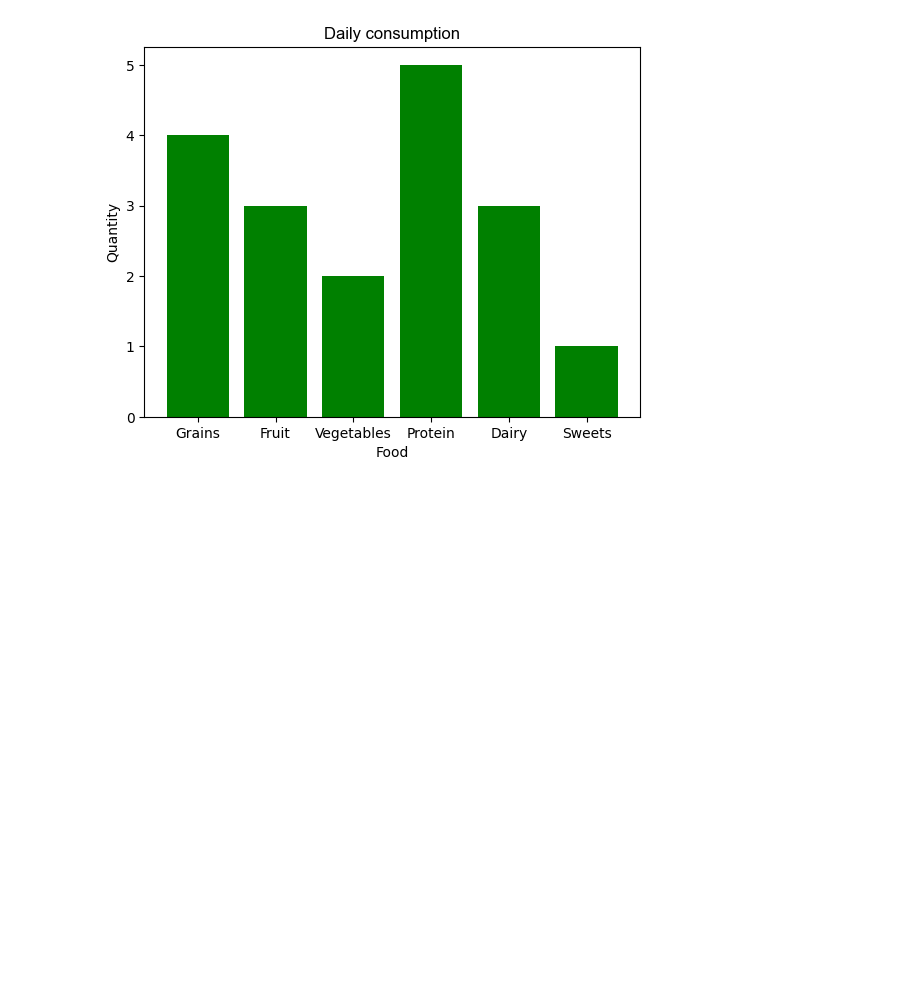
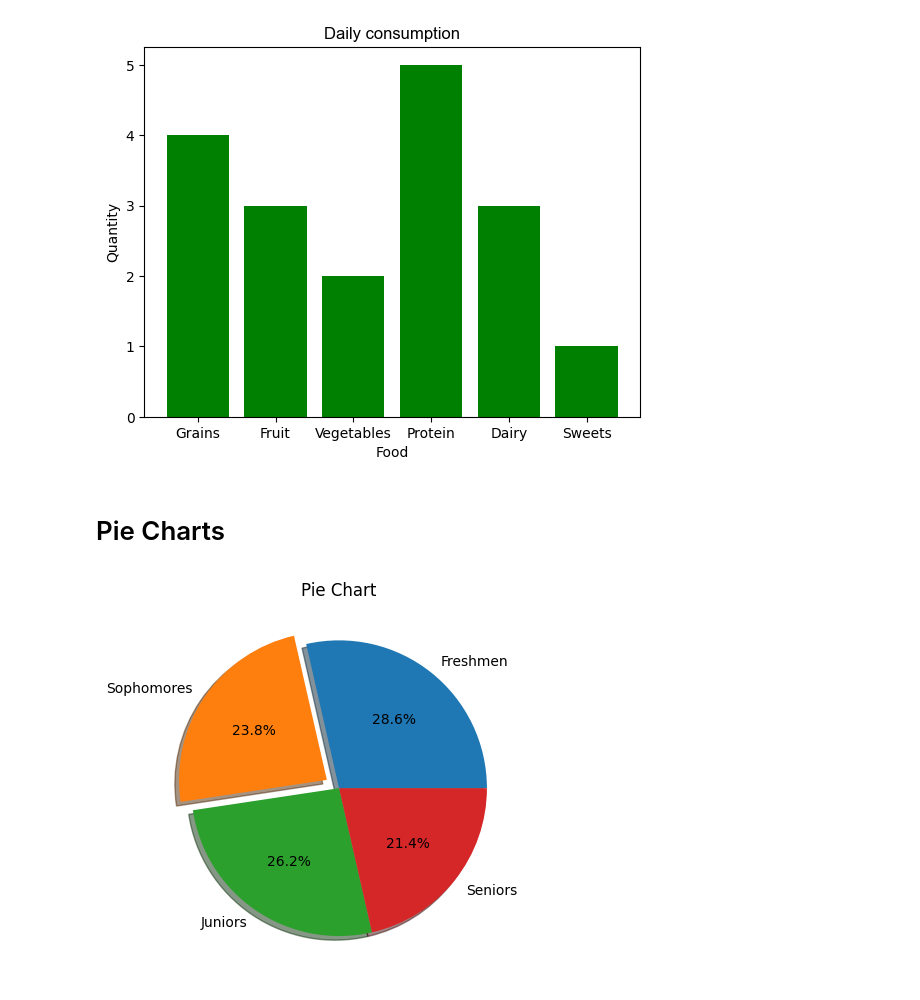
Before and after one commit to baldzhiyski/data-science-course, a Jupyter notebook: matplotlib/main.ipynb, the cells around one changed output. Cells and saved outputs as stored; diff of their text form; code cells hidden in the pictures; blank space fills up the shorter version.

Commit message:
basic pie charts

```diff
--- a/matplotlib/main.ipynb
+++ b/matplotlib/main.ipynb
@@ -55,3 +55,15 @@ plt.ylabel("Quantity")
 plt.show()
 # %% [output]
 [figure]
+# %% [markdown]
+# Pie Charts
+# %%
+categories = ["Freshmen","Sophomores","Juniors","Seniors"]
+values = np.array([300,250,275,225])
+
+plt.title("Pie Chart")
+plt.pie(values,labels=categories,autopct="%1.1f%%",explode=[0,0.1,0,0],shadow=True)
+plt.show()
+plt.show()
+# %% [output]
+[figure, added]
```
